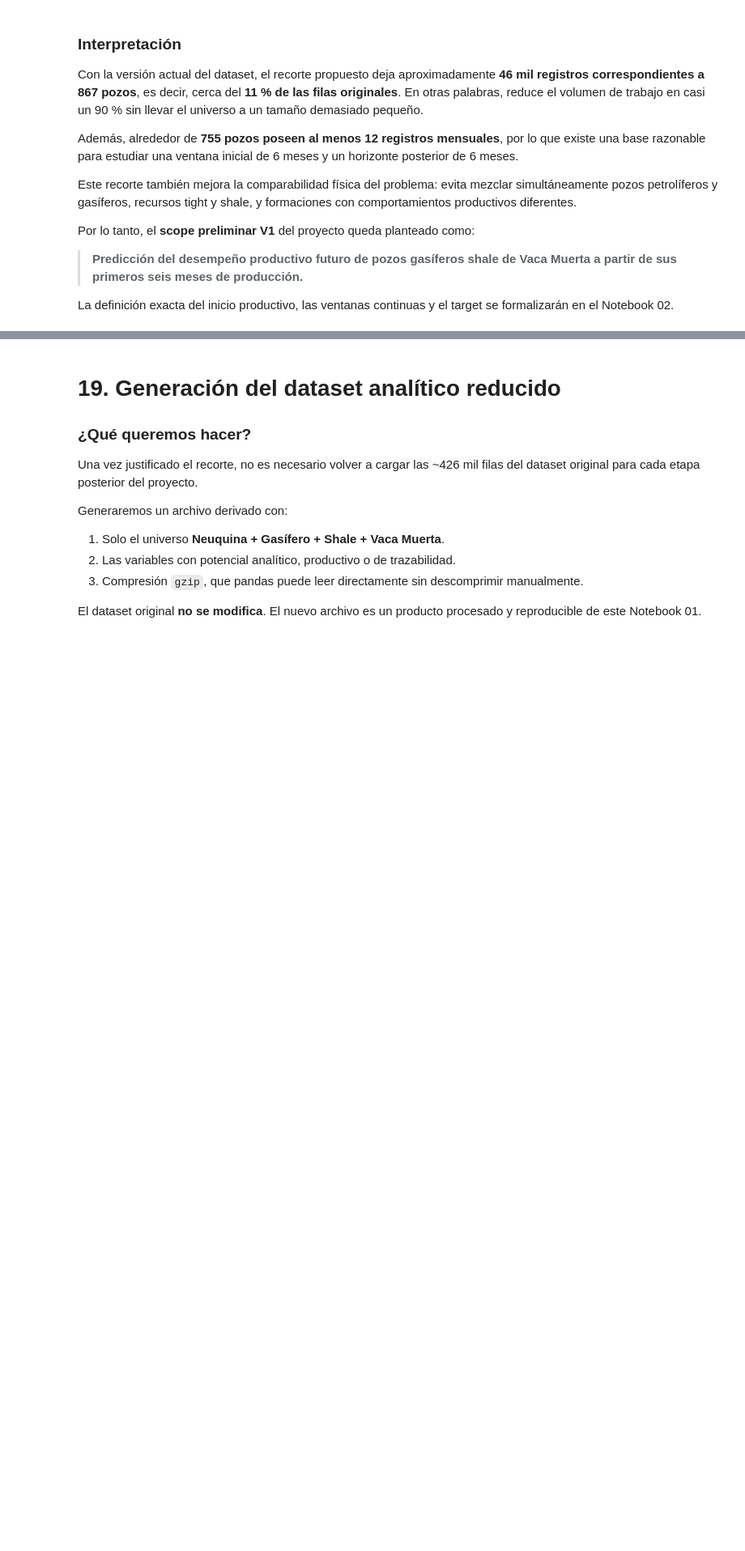
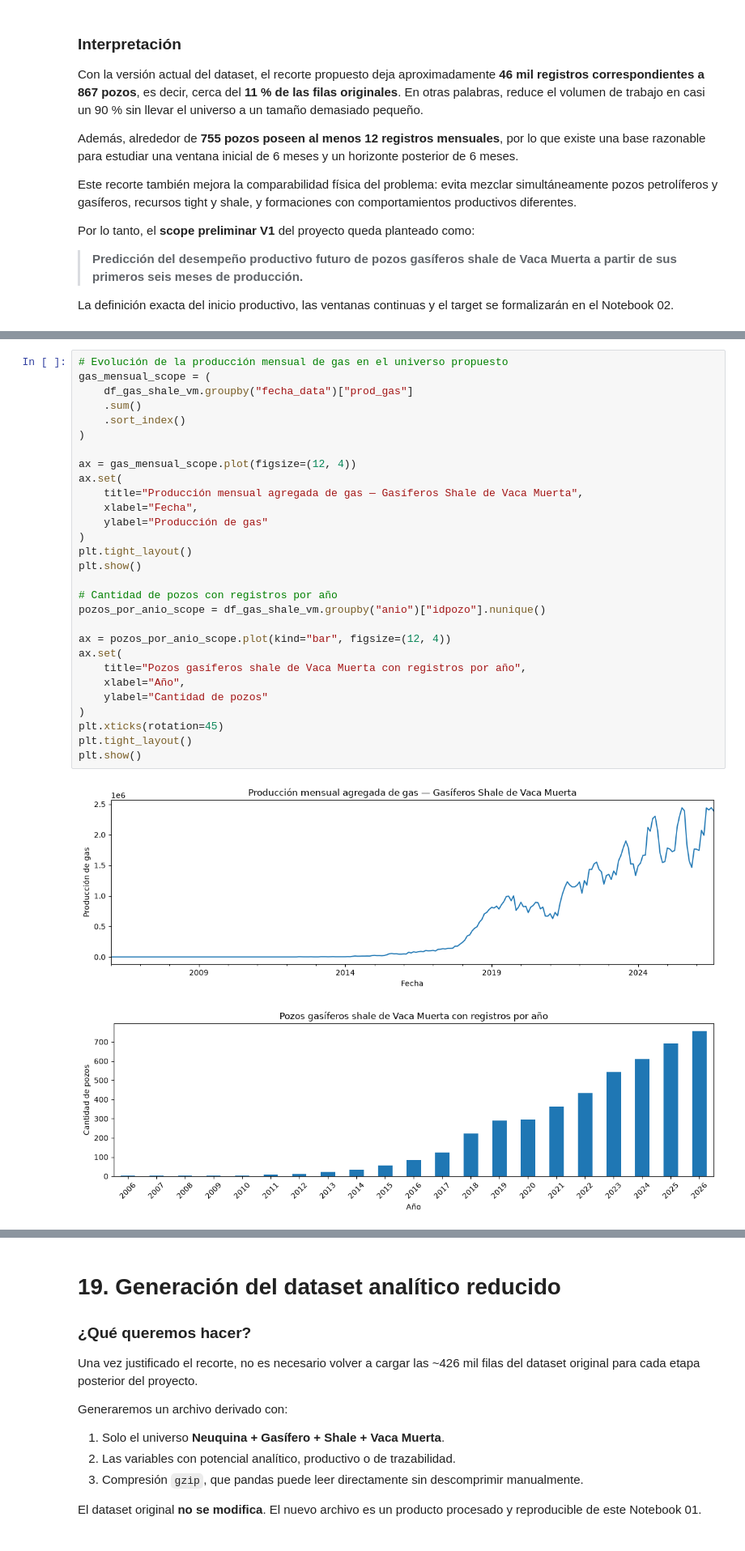
Before and after one commit to jpablob/proyecto-final-data-science-oil-gas, a Jupyter notebook: notebooks/01_validacion_eda_inicial.ipynb, the cells around one changed output, grey strips where cells are left out. Shown at 81% size. Saved outputs shown, nothing was run; the diff lists cells and outputs as text; blank space fills up the shorter version.

```diff
--- a/notebooks/01_validacion_eda_inicial.ipynb
+++ b/notebooks/01_validacion_eda_inicial.ipynb
@@ -753,0 +784,32 @@ Estas dos visualizaciones permiten vincular el recorte metodológico con el obje
+# %%
+# Evolución de la producción mensual de gas en el universo propuesto
+gas_mensual_scope = (
+    df_gas_shale_vm.groupby("fecha_data")["prod_gas"]
+    .sum()
+    .sort_index()
+)
+
+ax = gas_mensual_scope.plot(figsize=(12, 4))
+ax.set(
+    title="Producción mensual agregada de gas — Gasíferos Shale de Vaca Muerta",
+    xlabel="Fecha",
+    ylabel="Producción de gas"
+)
+plt.tight_layout()
+plt.show()
+
+# Cantidad de pozos con registros por año
+pozos_por_anio_scope = df_gas_shale_vm.groupby("anio")["idpozo"].nunique()
+
+ax = pozos_por_anio_scope.plot(kind="bar", figsize=(12, 4))
+ax.set(
+    title="Pozos gasíferos shale de Vaca Muerta con registros por año",
+    xlabel="Año",
+    ylabel="Cantidad de pozos"
+)
+plt.xticks(rotation=45)
+plt.tight_layout()
+plt.show()
+# %% [output]
+[figure, added]
+[figure, added]
```
Also changed, not shown: parts of 21 cells of this notebook, 2 other files.
